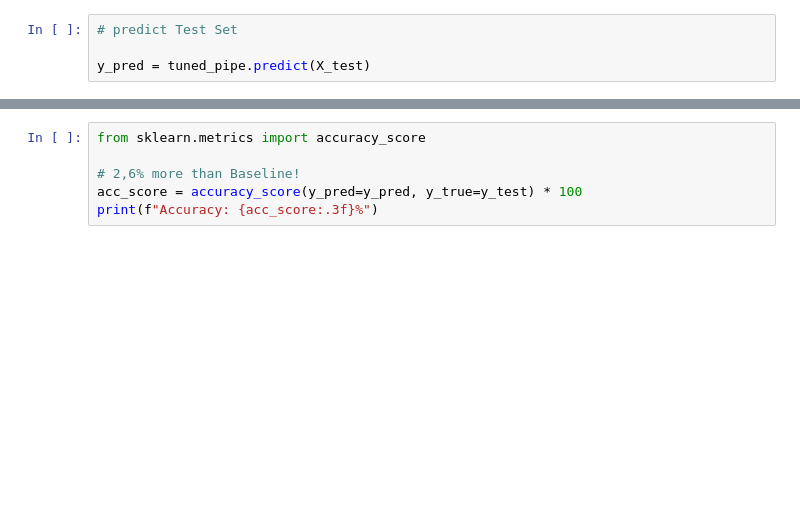
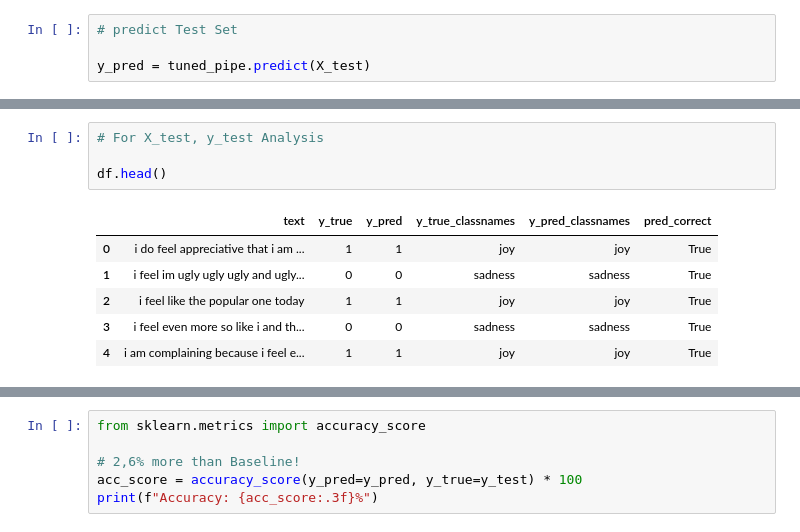
Before and after one commit to niels-2005/Emotion_Detection_NLP, a Jupyter notebook: emotion_detection.ipynb, the cells around one changed output, grey strips where cells are left out. Drawn from its saved outputs; the diff is of its cells as text; blank space fills up the shorter version.

```diff
--- a/emotion_detection.ipynb
+++ b/emotion_detection.ipynb
@@ -499,0 +502,11 @@ weighted avg       0.93      0.92      0.92    104203
+# %%
+# For X_test, y_test Analysis
+
+df.head()
+# %% [output]
+|  | text | y_true | y_pred | y_true_classnames | y_pred_classnames | pred_correct |
+| 0 | i do feel appreciative that i am ... | 1 | 1 | joy | joy | True |
+| 1 | i feel im ugly ugly ugly and ugly... | 0 | 0 | sadness | sadness | True |
+| 2 | i feel like the popular one today | 1 | 1 | joy | joy | True |
+| 3 | i feel even more so like i and th... | 0 | 0 | sadness | sadness | True |
+| 4 | i am complaining because i feel e... | 1 | 1 | joy | joy | True |
```
Also changed, not shown: parts of 9 cells of this notebook, 1 other file.
